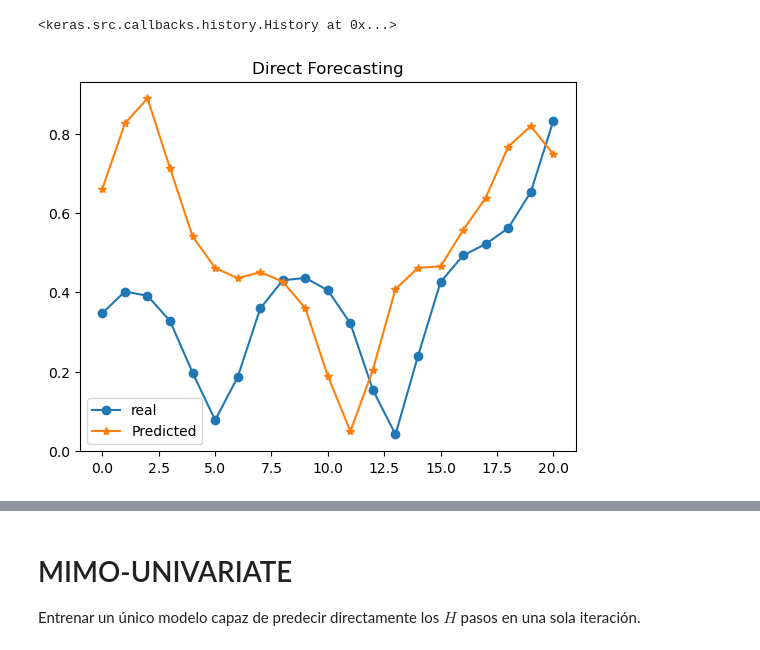
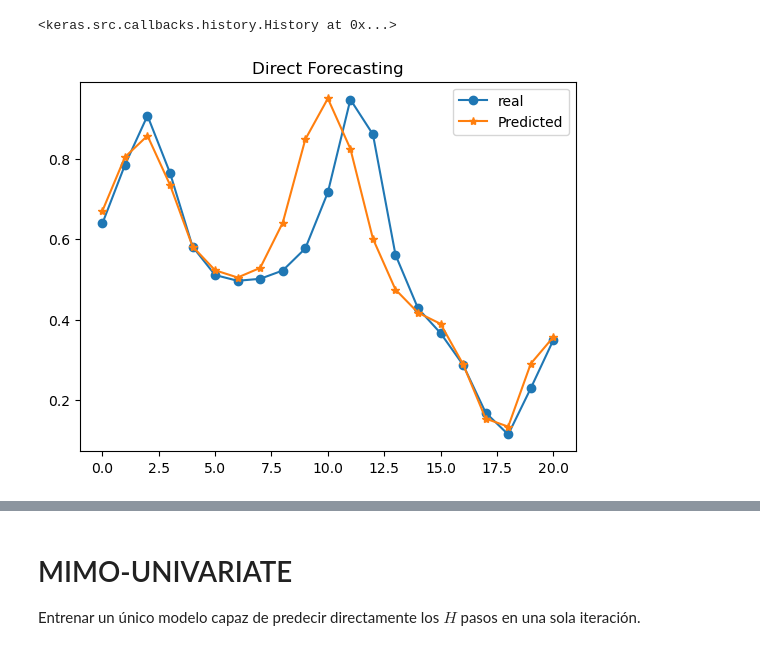
Before and after one commit to nxteventrying/chaos-ts-analysis, a Jupyter notebook: experiments/univariate.ipynb, the cells around one changed output, grey strips where cells are left out. Saved outputs shown, nothing was run; the diff lists cells and outputs as text; code cells hidden in the pictures.

```diff
--- a/experiments/univariate.ipynb
+++ b/experiments/univariate.ipynb
@@ -212,25 +273,25 @@ def split_sequence_direct(sequence, n_steps, skip):
 # %%
 # choose a number of time steps
 n_steps = 1
-horizon = 20
+horizon_direct = 20
 datasets = {}
-for i in range(horizon):
+for i in range(horizon_direct):
     X, y = split_sequence_direct(train_scaled, n_steps, i)
     n_features = 1
     X = X.reshape((X.shape[0], X.shape[1], n_features))
     datasets[i] = (X, y)  # store as tuple
 # %%
-models = {}
+models_direct = {}
 for i, (X, y) in datasets.items():  # i is literally 0, 1, 2...
     model = vanilla_lstm(n_steps, n_features)
     model.fit(X, y, epochs=100, verbose=0)
-    models[i] = model  # store the trained model for that step
+    models_direct[i] = model  # store the trained model for that step
 # %%
 starter_sample = train_scaled[-1].reshape((1, n_steps, n_features))
 predictions_direct = []
 
-for i in models:  # skip = number of horizons / models
-    model = models[i]
+for i in models_direct:  # skip = number of horizons / models
+    model = models_direct[i]
     yhat = model.predict(starter_sample, verbose=0)
     predictions_direct.append(yhat[0, 0])  # flatten the output
 # %% [output]
@@ -324,14 +436,14 @@ def direc_predictions(starter_sample, horizon, model, scaler = None):
     return predictions
 # %%
 starter_sample = train_scaled[-3:] #.reshape((1, n_steps_in, n_features))
-horizon = 21
-direc_preds = direc_predictions(starter_sample, horizon, model_direc, scaler = None)
+horizon_direc = 21
+predictions_direc = direc_predictions(starter_sample, horizon_direc, model_direc, scaler = None)
 # %%
 # Plot
-plt.plot(test_scaled[:horizon], marker='o', label = 'real')
-plt.plot(direc_preds.flatten(), label='Predicted', marker='*')
+plt.plot(val_scaled[:horizon_direc], marker='o', label = 'real')
+plt.plot(predictions_direc.flatten(), label='Predicted', marker='*')
 plt.legend()
 plt.title('Direct Forecasting')
 plt.show()
 # %% [output]
-[figure, old version]
+[figure, new version]
```
Also changed, not shown: parts of 19 cells of this notebook, 3 other files.
